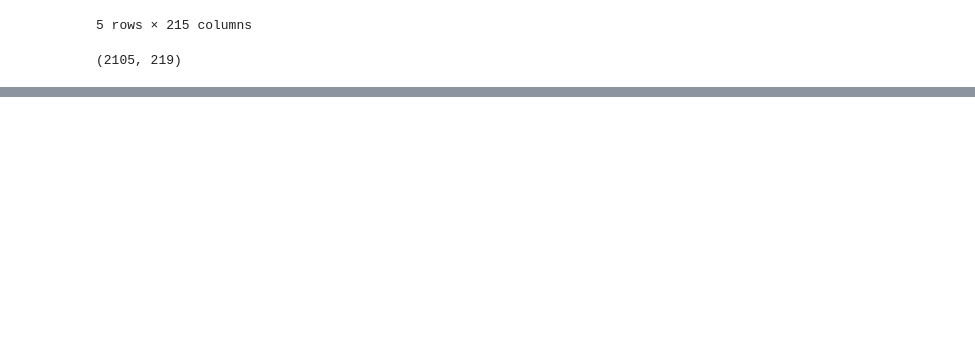
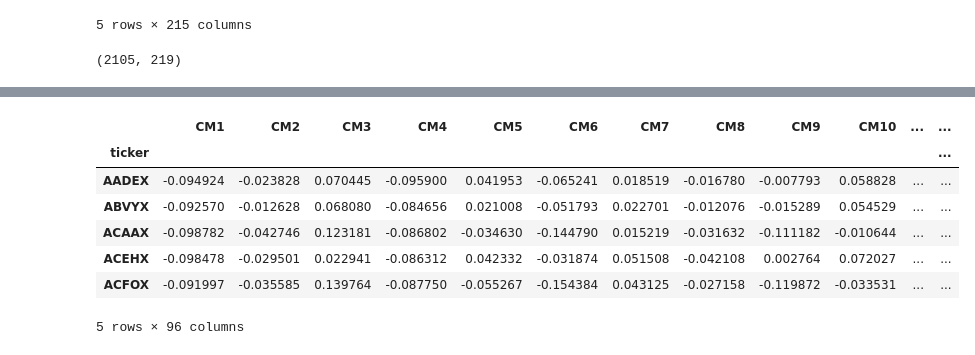
Before and after one commit to TDR474/ESG-Fama-French, a Jupyter notebook: Analysis.ipynb, the cells around one changed output, grey strips where cells are left out. Cells and saved outputs as stored; diff of their text form; code cells hidden in the pictures; blank space fills up the shorter version.

```diff
--- a/Analysis.ipynb
+++ b/Analysis.ipynb
@@ -151,3 +160,20 @@ df_mkt_return = df_mkt_return.iloc[-96:].T
 
 # find the get_return_spread
 df_mkt_spread = get_return_spread(df_mkt_return, df_risk_free_return).T.rename(columns={0: 'Rm-Rf'})
+# %%
+# read in mutual fund data
+df_mutual = pd.read_excel('./Mutual_Fund_Data/mutual_fund_returns_WRDS.xlsx')
+# pivot so that the dates are column names
+df_mutual_pivot = df_mutual.pivot_table(index='ticker', columns='Date', values='Total Return per Share as of Month End').iloc[:, ::-1]
+# rename columns in CM format
+df_mutual_pivot.columns = ['CM'+str(i+1) for i in range(0, 96)]
+df_mutual_pivot.head()
+# %% [output]
+|  | CM1 | CM2 | CM3 | CM4 | CM5 | CM6 | CM7 | CM8 | CM9 | CM10 | ... | ... |
+| ticker |  |  |  |  |  |  |  |  |  |  |  | ... |
+| AADEX | -0.094924 | -0.023828 | 0.070445 | -0.095900 | 0.041953 | -0.065241 | 0.018519 | -0.016780 | -0.007793 | 0.058828 | ... | ... |
+| ABVYX | -0.092570 | -0.012628 | 0.068080 | -0.084656 | 0.021008 | -0.051793 | 0.022701 | -0.012076 | -0.015289 | 0.054529 | ... | ... |
+| ACAAX | -0.098782 | -0.042746 | 0.123181 | -0.086802 | -0.034630 | -0.144790 | 0.015219 | -0.031632 | -0.111182 | -0.010644 | ... | ... |
+| ACEHX | -0.098478 | -0.029501 | 0.022941 | -0.086312 | 0.042332 | -0.031874 | 0.051508 | -0.042108 | 0.002764 | 0.072027 | ... | ... |
+| ACFOX | -0.091997 | -0.035585 | 0.139764 | -0.087750 | -0.055267 | -0.154384 | 0.043125 | -0.027158 | -0.119872 | -0.033531 | ... | ... |
+5 rows × 96 columns
```
Also changed, not shown: parts of 8 cells of this notebook, 10 other files.
